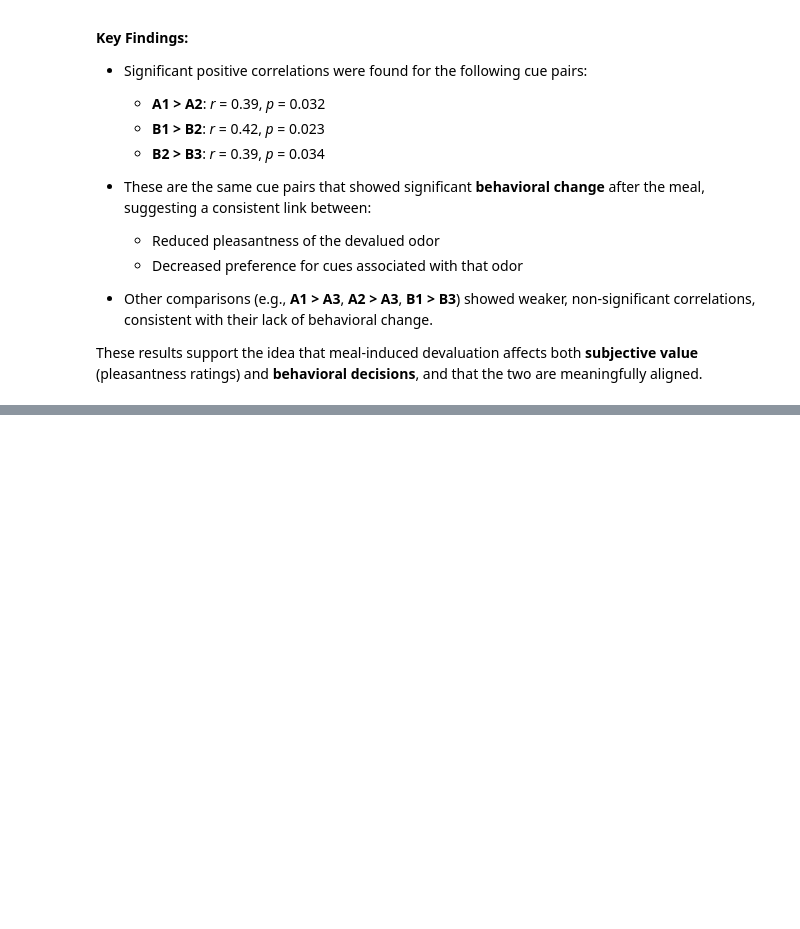
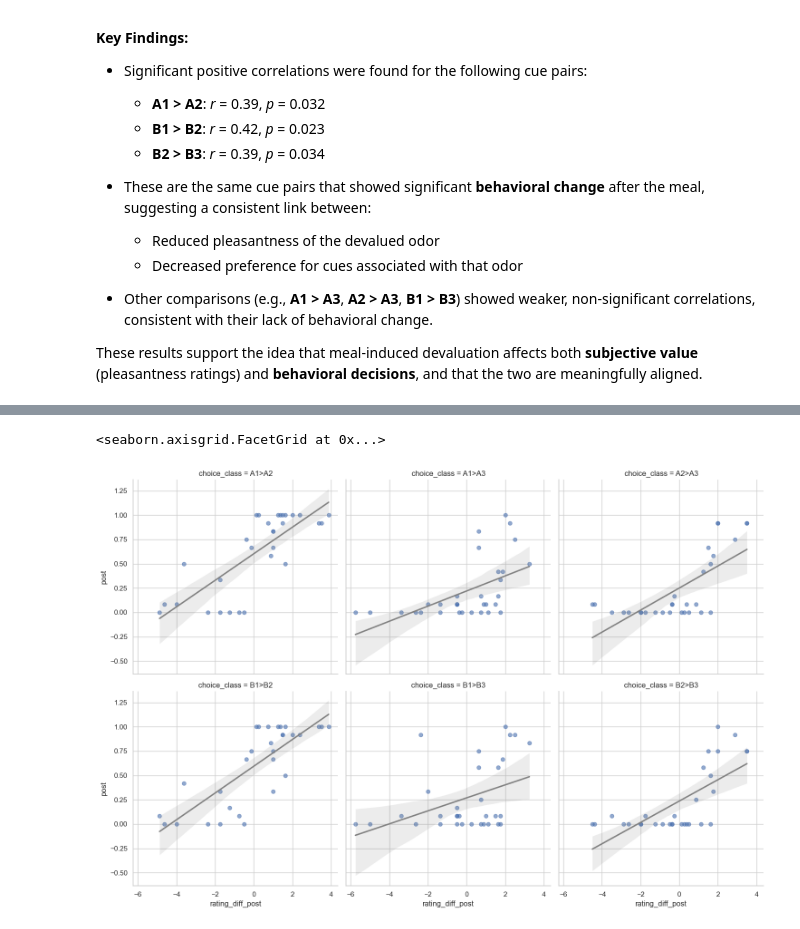
Before and after one commit to QingfangLiu/project-spcd, a Jupyter notebook: behavior/analyze_behaviors.ipynb, the cells around one changed output, grey strips where cells are left out. Saved outputs shown, nothing was run; the diff lists cells and outputs as text; code cells hidden in the pictures; blank space fills up the shorter version.

```diff
--- a/behavior/analyze_behaviors.ipynb
+++ b/behavior/analyze_behaviors.ipynb
@@ -569,0 +688,17 @@ These results support the idea that meal-induced devaluation affects both **subj
+# %%
+# Merge left and right odor ratings for post
+merged_post = pivoted.merge(
+    rating_post_df.rename(columns={'odor_rating_post': 'left_rating_post'}),
+    left_on=['subject', 'left_odor'],
+    right_on=['subject', 'odor_num'],
+    how='left'
+).drop(columns='odor_num')
+
+merged_post = merged_post.merge(
+    rating_post_df.rename(columns={'odor_rating_post': 'right_rating_post'}),
+    left_on=['subject', 'right_odor'],
+    right_on=['subject', 'odor_num'],
+    how='left'
+).drop(columns='odor_num')
+
+merged_post['rating_diff_post'] = merged_post['left_rating_post'] - merged_post['right_rating_post']
@@ -569,0 +747,8 @@ These results support the idea that meal-induced devaluation affects both **subj
+# %%
+sns.lmplot(
+    data=merged_post, x='rating_diff_post', y='post',
+    col='choice_class', col_wrap=3, scatter_kws={'alpha': 0.6}, line_kws={'color': 'gray'}
+)
+# %% [output]
+<seaborn.axisgrid.FacetGrid at 0x...>
+[figure, added]
```
Also changed, not shown: parts of 15 cells of this notebook, 1 other file.
